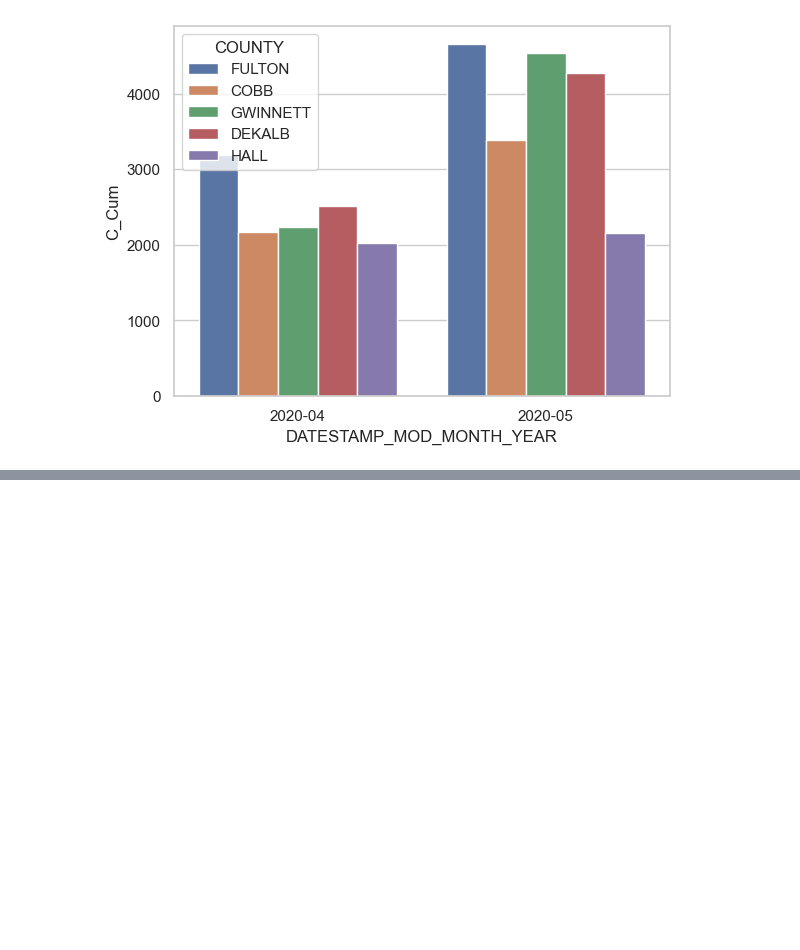
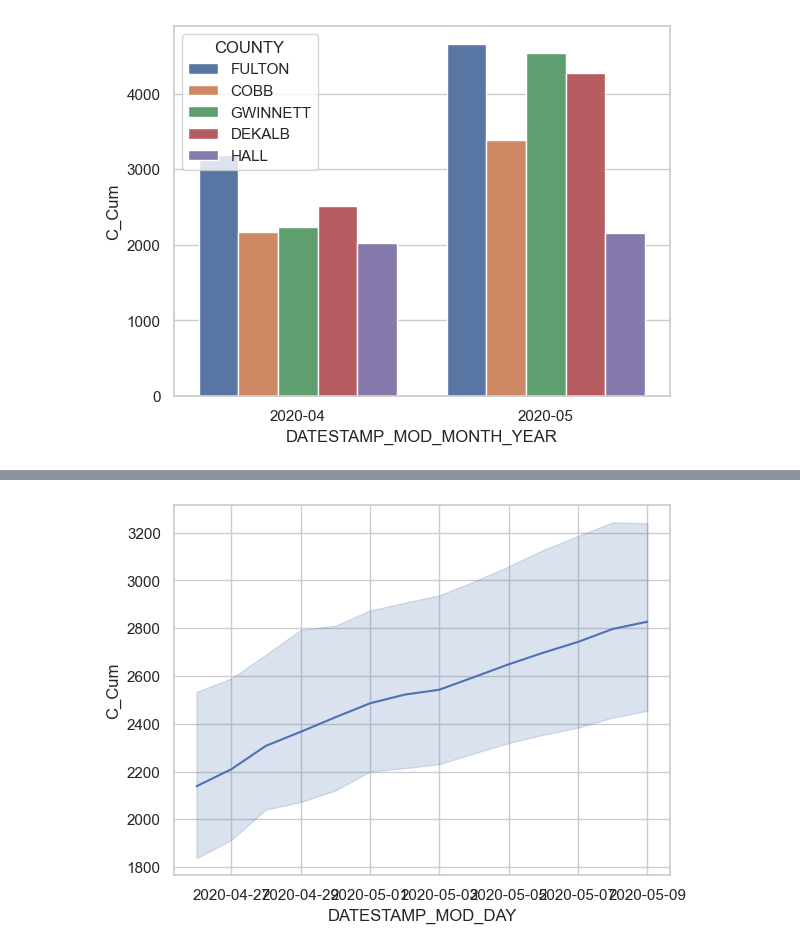
Before and after one commit to lozo6/healthcare-visuals, a Jupyter notebook: visualization.ipynb, the cells around one changed output, grey strips where cells are left out. Drawn from its saved outputs; the diff is of its cells as text; code cells hidden in the pictures; blank space fills up the shorter version.

```diff
--- a/visualization.ipynb
+++ b/visualization.ipynb
@@ -509,0 +512,3 @@ plotly2.show()
+# %%
+daily = finalDF
+daily
@@ -509,0 +564,7 @@ plotly2.show()
+# %%
+startdate = pd.to_datetime('2020-04-26').date()
+enddate = pd.to_datetime('2020-05-09').date()
+
+maskFilter = (daily['DATESTAMP_MOD_DAY'] >= startdate) & (daily['DATESTAMP_MOD_DAY'] <= enddate)
+dailySpecific = daily.loc[maskFilter]
+dailySpecific
@@ -509,0 +603,4 @@ plotly2.show()
+# %%
+vis3 = sns.lineplot(data=dailySpecific, x='DATESTAMP_MOD_DAY', y='C_Cum')
+# %% [output]
+[figure, added]
```
Also changed, not shown: parts of 16 cells of this notebook, 1 other file.
